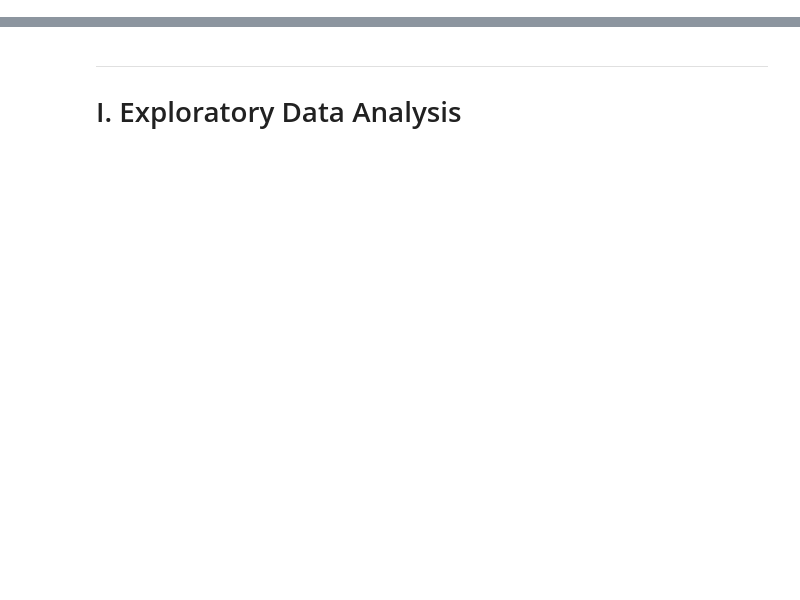
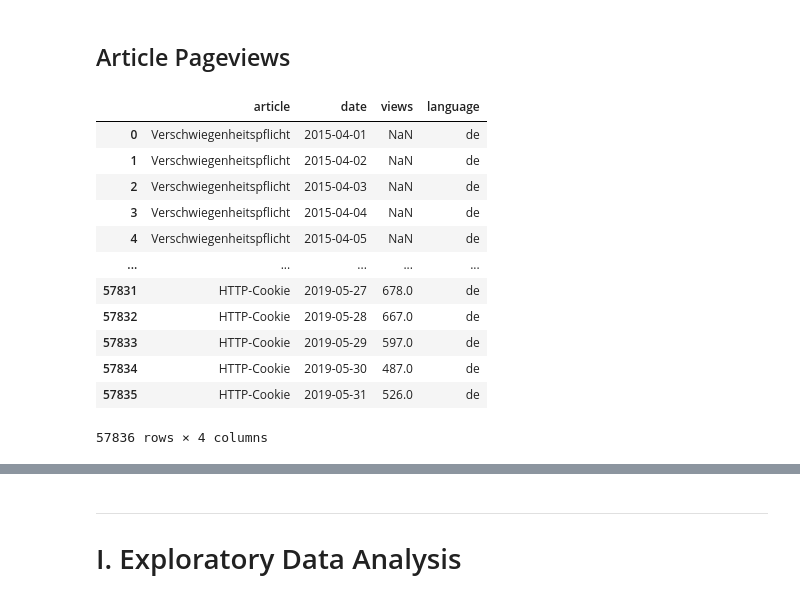
Before and after one commit to epfl-ada/ada-2020-project-milestone-p3-p3_studybuddy, a Jupyter notebook: MilestoneP3.ipynb, the cells around one changed output, grey strips where cells are left out. Cells and saved outputs as stored; diff of their text form; code cells hidden in the pictures; blank space fills up the shorter version.

Commit message:
add Scraping section in deliverable notebook, upload keyword lists

```diff
--- a/MilestoneP3.ipynb
+++ b/MilestoneP3.ipynb
@@ -10,0 +42,4 @@ sns.set(style='whitegrid')
+# %%
+# Load list of keywords with our custom function
+keywords = read_keywords(keywords_GDPR.format(language))
+sorted(keywords)
@@ -10,0 +78,13 @@ sns.set(style='whitegrid')
+# %%
+# Set contact address
+contact = 'matthias.zeller@epfl.ch'
+
+# Instanciate query function
+p = PageviewsClient(contact)
+# %%
+# Parameters to request article views
+params = {
+    'agent': 'user',
+    'start': '20150401', # 1st April 2015
+    'end':   '20190531'  # 31th May 2019
+}
@@ -10,0 +270,30 @@ sns.set(style='whitegrid')
+# %% [markdown]
+## Article Pageviews
+# %%
+# Helper function
+def format_dataset(df, language):
+    out = pd.DataFrame(df.unstack()).reset_index()
+    out.columns = ['article', 'date', 'views']
+    out['language'] = language
+    return out
+# %%
+# We use the helper function "request" defined above
+# and the list of keywords also loaded above
+df = request(keywords, language)
+df = format_dataset(df, language)
+
+df
+# %% [output]
+|  | article | date | views | language |
+| 0 | Verschwiegenheitspflicht | 2015-04-01 | NaN | de |
+| 1 | Verschwiegenheitspflicht | 2015-04-02 | NaN | de |
+| 2 | Verschwiegenheitspflicht | 2015-04-03 | NaN | de |
+| 3 | Verschwiegenheitspflicht | 2015-04-04 | NaN | de |
+| 4 | Verschwiegenheitspflicht | 2015-04-05 | NaN | de |
+| ... | ... | ... | ... | ... |
+| 57831 | HTTP-Cookie | 2019-05-27 | 678.0 | de |
+| 57832 | HTTP-Cookie | 2019-05-28 | 667.0 | de |
+| 57833 | HTTP-Cookie | 2019-05-29 | 597.0 | de |
+| 57834 | HTTP-Cookie | 2019-05-30 | 487.0 | de |
+| 57835 | HTTP-Cookie | 2019-05-31 | 526.0 | de |
+57836 rows × 4 columns
```
Also changed, not shown: parts of 24 cells of this notebook, 2 other files.
